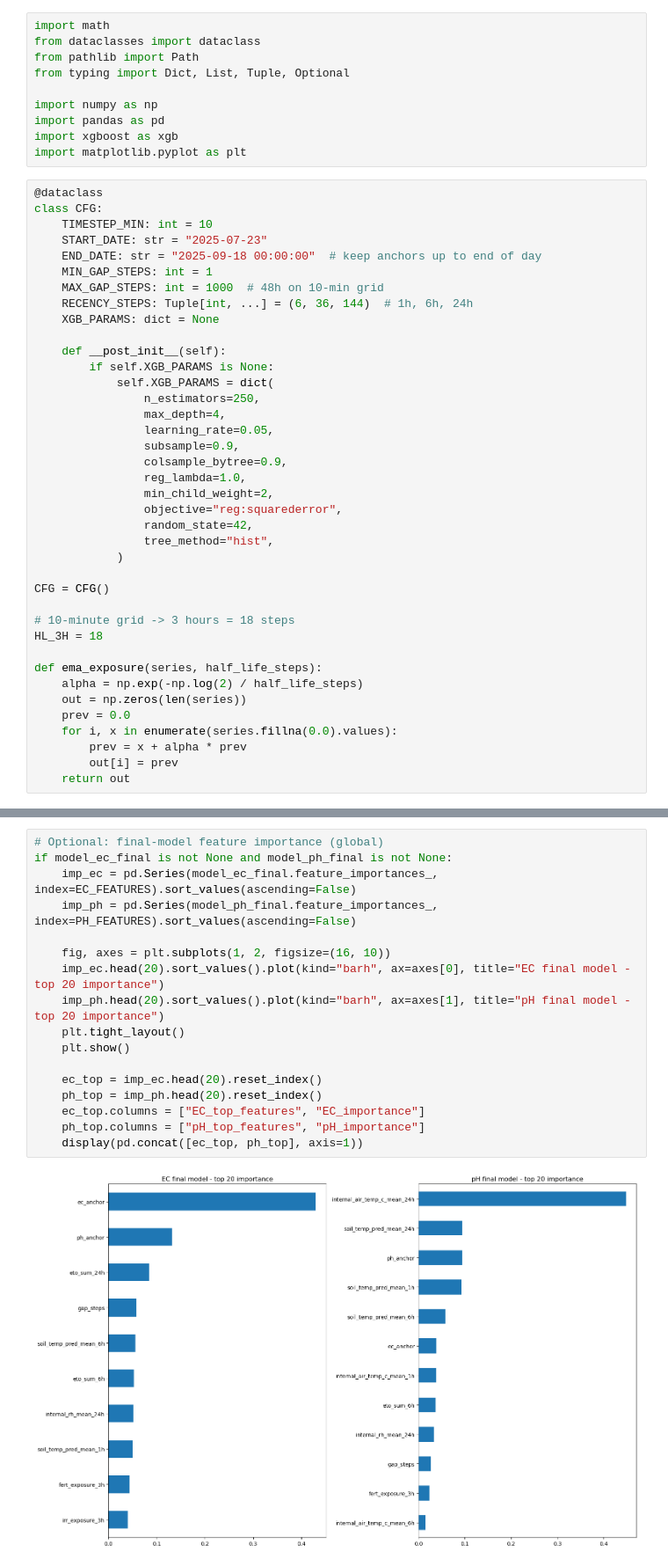
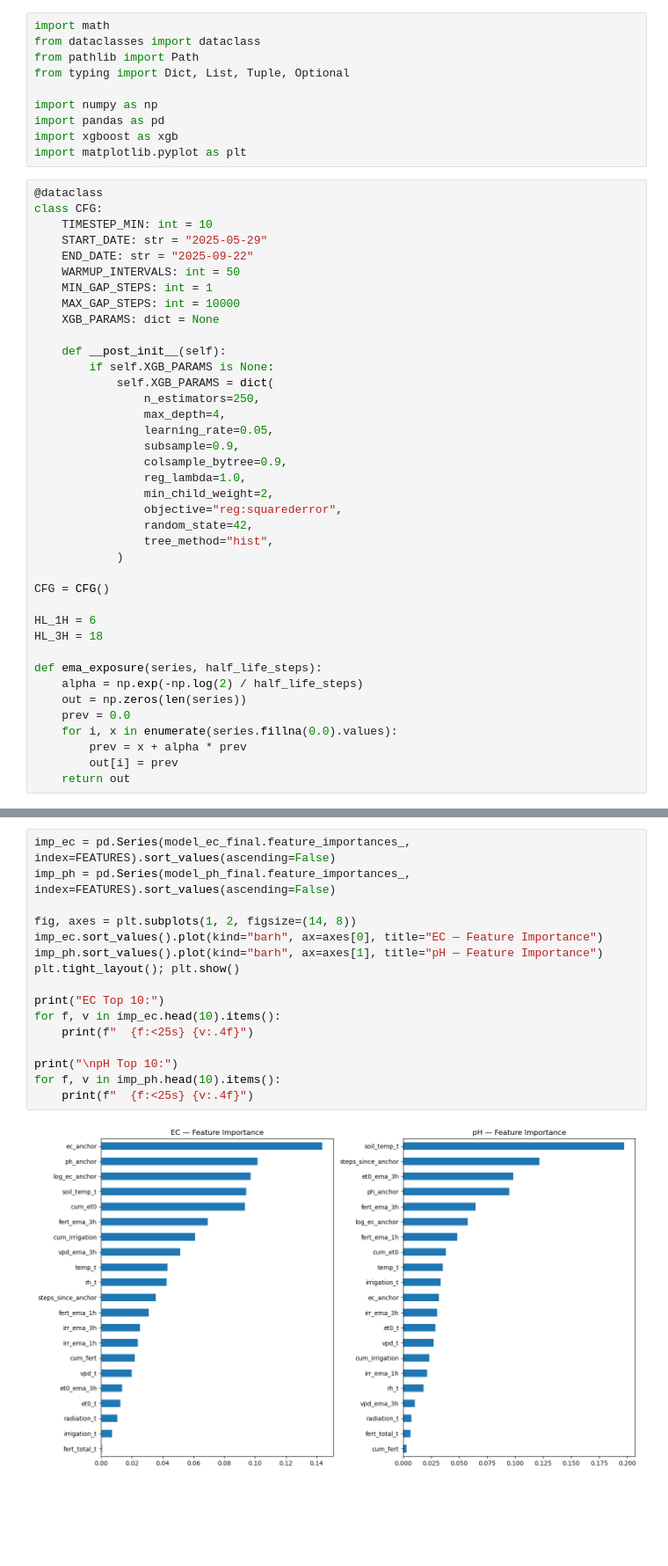
Before and after one commit to EliyahuEden/Predictive_Modeling_Of_Rootzone_Variables_Using_Greenhouse_Data, a Jupyter notebook: scripts/Rootzone_Rollout.ipynb, the cells around one changed output, grey strips where cells are left out. Shown at 88% size. Saved outputs shown, nothing was run; the diff lists cells and outputs as text; blank space fills up the shorter version.

```diff
--- a/scripts/Rootzone_Rollout.ipynb
+++ b/scripts/Rootzone_Rollout.ipynb
@@ -12,11 +14,11 @@ import matplotlib.pyplot as plt
 @dataclass
 class CFG:
     TIMESTEP_MIN: int = 10
-    START_DATE: str = "2025-07-23"
-    END_DATE: str = "2025-09-18 00:00:00"  # keep anchors up to end of day
+    START_DATE: str = "2025-05-29"
+    END_DATE: str = "2025-09-22"
+    WARMUP_INTERVALS: int = 50
     MIN_GAP_STEPS: int = 1
-    MAX_GAP_STEPS: int = 1000  # 48h on 10-min grid
-    RECENCY_STEPS: Tuple[int, ...] = (6, 36, 144)  # 1h, 6h, 24h
+    MAX_GAP_STEPS: int = 10000
     XGB_PARAMS: dict = None
 
     def __post_init__(self):
@@ -36,7 +38,7 @@ class CFG:
 
 CFG = CFG()
 
-# 10-minute grid -> 3 hours = 18 steps
+HL_1H = 6
 HL_3H = 18
 
 def ema_exposure(series, half_life_steps):
@@ -440,19 +455,18 @@ pH metrics: {'n': 89, 'MAE': 0.6626480617135596, 'RMSE': 0.8756689190960979, 'Bi
 # %%
-# Optional: final-model feature importance (global)
-if model_ec_final is not None and model_ph_final is not None:
-    imp_ec = pd.Series(model_ec_final.feature_importances_, index=EC_FEATURES).sort_values(ascending=False)
-    imp_ph = pd.Series(model_ph_final.feature_importances_, index=PH_FEATURES).sort_values(ascending=False)
+imp_ec = pd.Series(model_ec_final.feature_importances_, index=FEATURES).sort_values(ascending=False)
+imp_ph = pd.Series(model_ph_final.feature_importances_, index=FEATURES).sort_values(ascending=False)
 
-    fig, axes = plt.subplots(1, 2, figsize=(16, 10))
-    imp_ec.head(20).sort_values().plot(kind="barh", ax=axes[0], title="EC final model - top 20 importance")
-    imp_ph.head(20).sort_values().plot(kind="barh", ax=axes[1], title="pH final model - top 20 importance")
-    plt.tight_layout()
-    plt.show()
+fig, axes = plt.subplots(1, 2, figsize=(14, 8))
+imp_ec.sort_values().plot(kind="barh", ax=axes[0], title="EC — Feature Importance")
+imp_ph.sort_values().plot(kind="barh", ax=axes[1], title="pH — Feature Importance")
+plt.tight_layout(); plt.show()
 
-    ec_top = imp_ec.head(20).reset_index()
-    ph_top = imp_ph.head(20).reset_index()
-    ec_top.columns = ["EC_top_features", "EC_importance"]
-    ph_top.columns = ["pH_top_features", "pH_importance"]
-    display(pd.concat([ec_top, ph_top], axis=1))
+print("EC Top 10:")
+for f, v in imp_ec.head(10).items():
+    print(f"  {f:<25s} {v:.4f}")
+
+print("\npH Top 10:")
+for f, v in imp_ph.head(10).items():
+    print(f"  {f:<25s} {v:.4f}")
 # %% [output]
-[figure, old version]
+[figure, new version]
```
Also changed, not shown: parts of 19 cells of this notebook, 3 other files.
